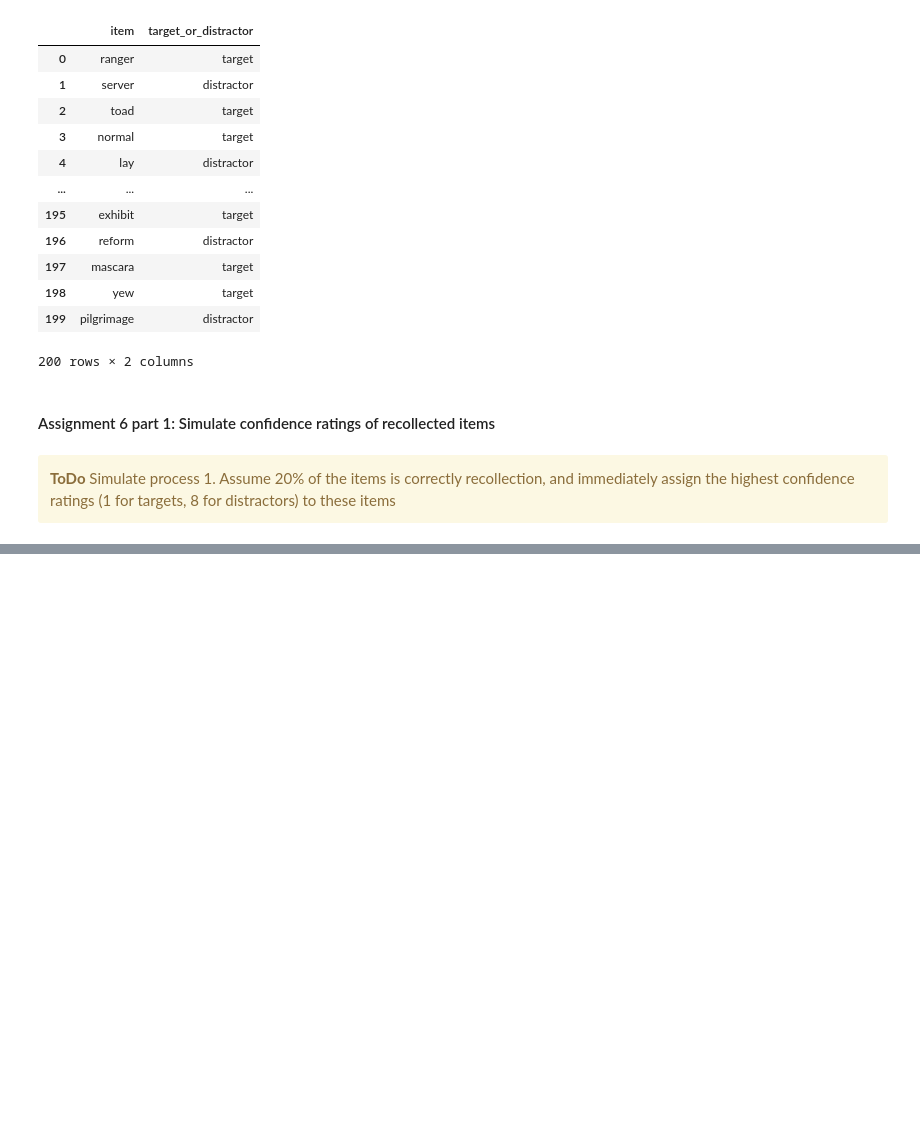
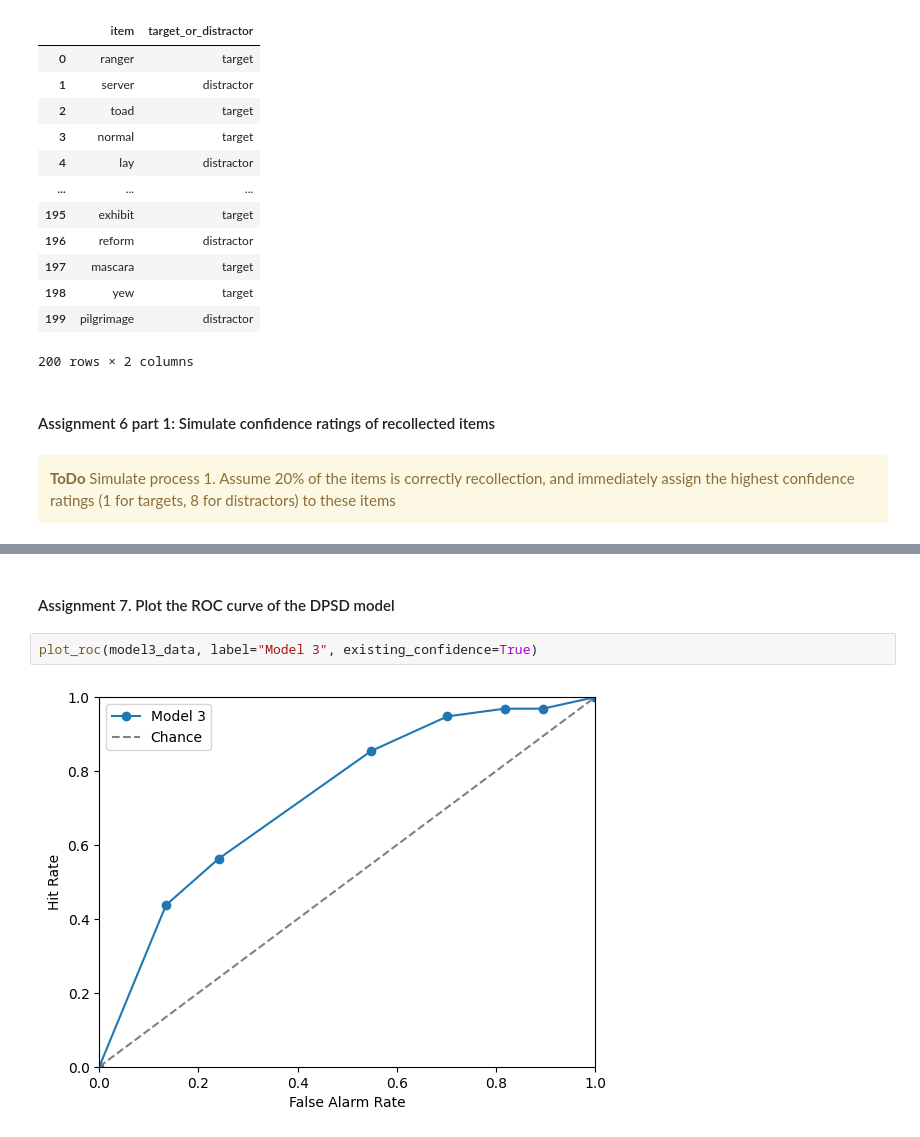
Before and after one commit to miavangellecum/cognition-and-computation, a Jupyter notebook: memory.ipynb, the cells around one changed output, grey strips where cells are left out. Drawn from its saved outputs; the diff is of its cells as text; blank space fills up the shorter version.

```diff
--- a/memory.ipynb
+++ b/memory.ipynb
@@ -440,0 +416,6 @@ plt.show()
+# %% [markdown]
+#### Assignment 7. Plot the ROC curve of the DPSD model
+# %%
+plot_roc(model3_data, label="Model 3", existing_confidence=True)
+# %% [output]
+[figure, added]
```
Also changed, not shown: parts of 15 cells of this notebook.
